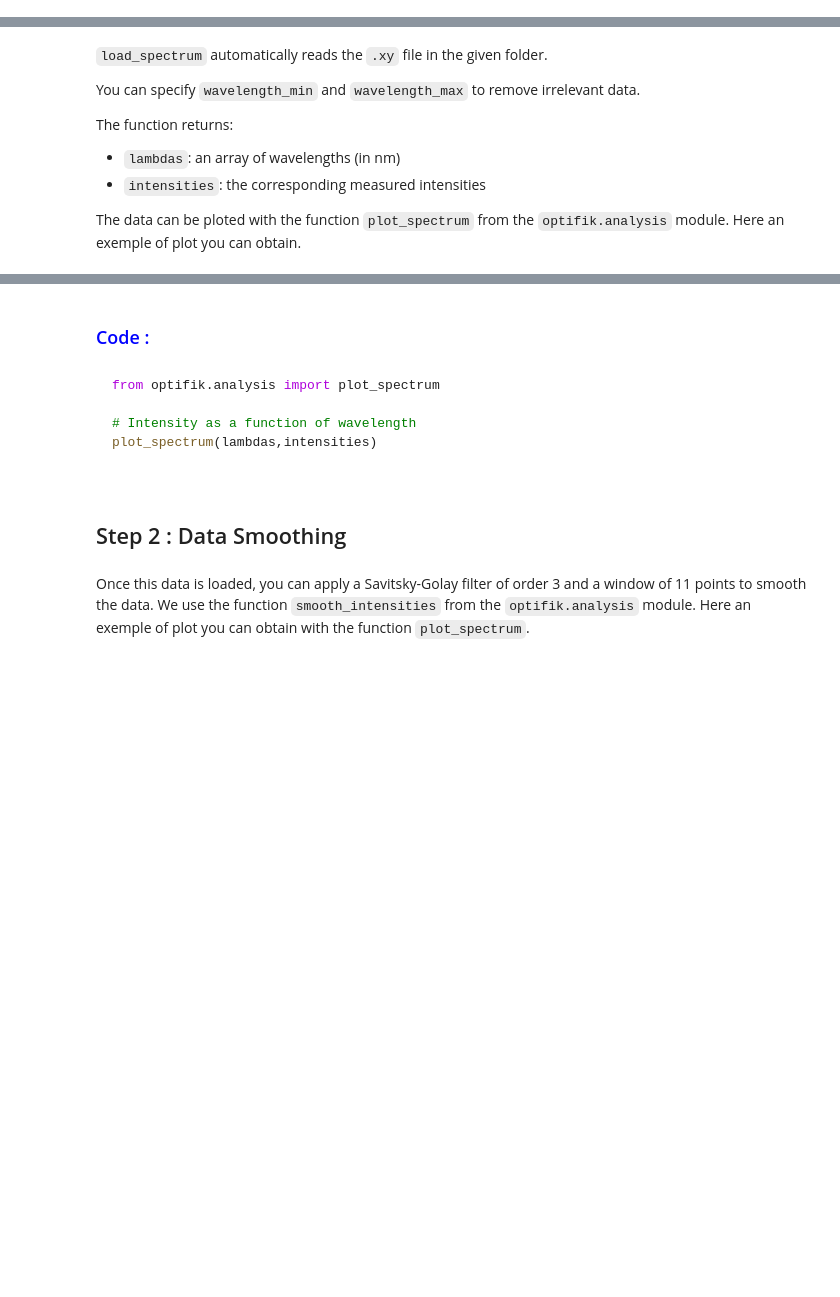
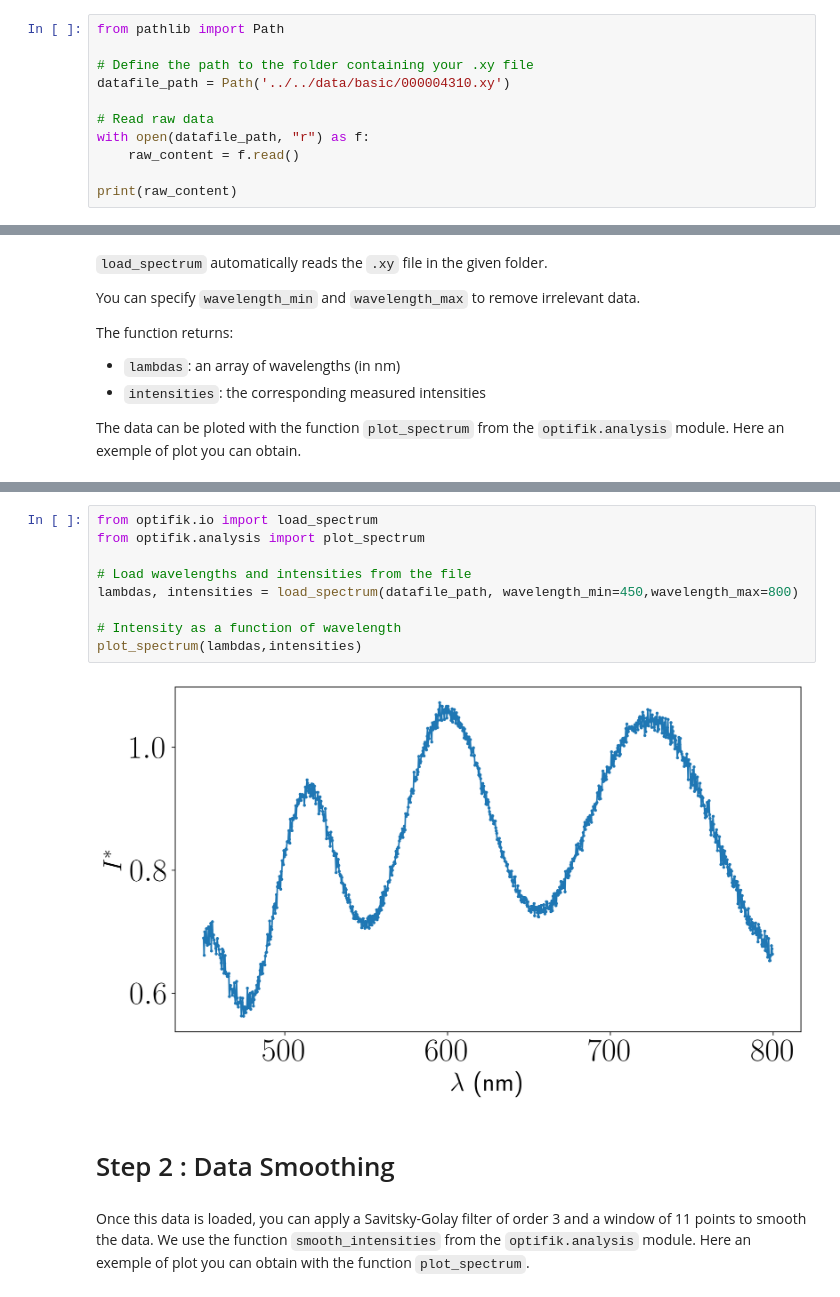
Before and after one commit to sciunto-org/optifik, a Jupyter notebook: docs/notebooks/Example_Choice_of_method.ipynb, the cells around one changed output, grey strips where cells are left out. Cells and saved outputs as stored; diff of their text form; blank space fills up the shorter version.

````diff
--- a/docs/notebooks/Example_Choice_of_method.ipynb
+++ b/docs/notebooks/Example_Choice_of_method.ipynb
@@ -23,0 +14,11 @@ Let’s suppose this file is saved at the path: `C:\path\to\your\data\sample_spe
+# %%
+from pathlib import Path
+
+# Define the path to the folder containing your .xy file
+datafile_path = Path('../../data/basic/000004310.xy')
+
+# Read raw data
+with open(datafile_path, "r") as f:
+    raw_content = f.read()
+
+print(raw_content)
@@ -50,12 +58,15 @@ The data can be ploted with the function `plot_spectrum` from the `optifik.analy
-# %% [markdown]
-### <span style="color:blue;">Code :</span>
-# %% [markdown]
-```python
-from optifik.analysis import plot_spectrum
-
-# Intensity as a function of wavelength
-plot_spectrum(lambdas,intensities)
+# %%
+from optifik.io import load_spectrum
+from optifik.analysis import plot_spectrum
+
+# Load wavelengths and intensities from the file
+lambdas, intensities = load_spectrum(datafile_path, wavelength_min=450,wavelength_max=800)
+
+# Intensity as a function of wavelength
+plot_spectrum(lambdas,intensities)
+# %% [output]
+[figure, added]
 # %% [markdown]
-## Step 2 : Data Smoothing
+# Step 2 : Data Smoothing
 # %% [markdown]
 Once this data is loaded, you can apply a Savitsky-Golay filter of order 3 and a window of 11 points to smooth the data. We use the function `smooth_intensities` from the `optifik.analysis` module. Here an exemple of plot you can obtain with the function `plot_spectrum`.
````
Also changed, not shown: parts of 26 cells of this notebook.
